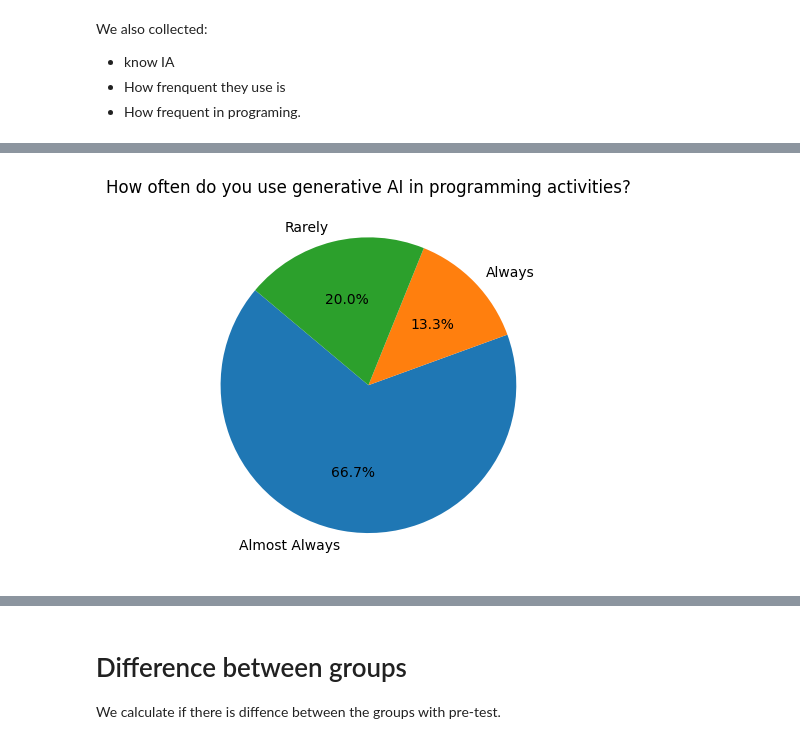
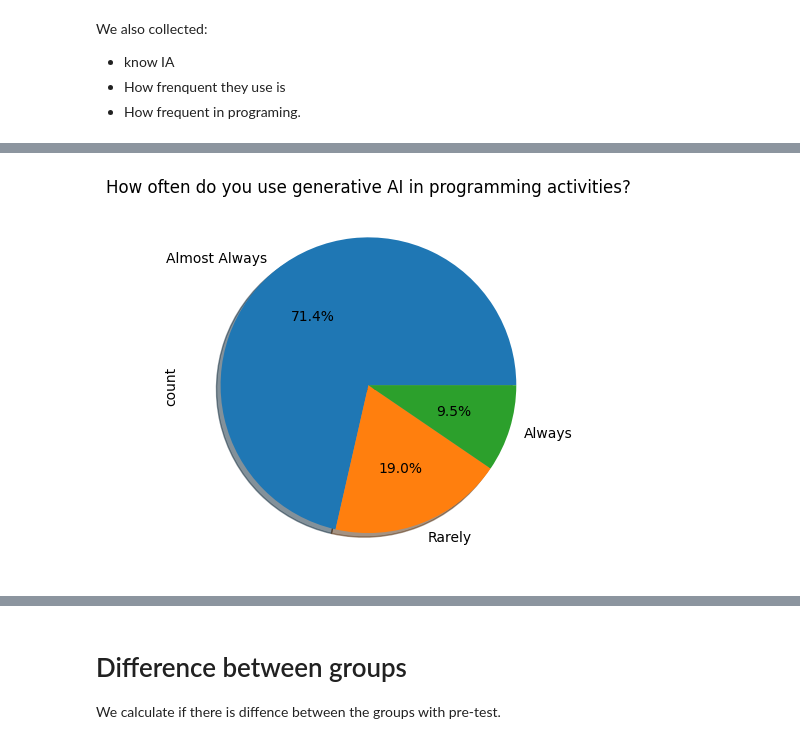
Before and after one commit to netuh/paper-esem-experiment, a Jupyter notebook: DataAnalysis.ipynb, the cells around one changed output, grey strips where cells are left out. Drawn from its saved outputs; the diff is of its cells as text; code cells hidden in the pictures.

Commit message:
update for new data

```diff
--- a/DataAnalysis.ipynb
+++ b/DataAnalysis.ipynb
@@ -35,15 +15,15 @@ from scipy.stats import mannwhitneyu
 # %%
 path = "RawData.ods"
 
-# Reading data from Group A - No IA during lab session
-sheet_name = "Group A"
-df_group_a = read_ods(path, sheet_name).to_numpy()
+# Reading data from Group A - With IA during lab session
+sheet_name = "Group_A"
+df_group_a = read_ods(path, sheet_name)
 
-# Reading data from Group B - With IA during lab session
-sheet_name = "Group B"
-df_group_b = read_ods(path, sheet_name).to_numpy()
+# Reading data from Group B -  No IA during lab session
+sheet_name = "Group_B"
+df_group_b = read_ods(path, sheet_name)
 
 sheet_name = "General"
-df_general = read_ods(path, sheet_name).to_numpy()
+df_general = read_ods(path, sheet_name)
 # %%
 #Participant Statistics
@@ -118,7 +76,7 @@ plt.show()
-# %%
-# How often do you use generative AI in programming activities?
-plt.pie(programinng_data, labels=programinng_labels, autopct='%1.1f%%', startangle=140)
-plt.title('How often do you use generative AI in programming activities?')
-plt.show()
-# %% [output]
-[figure, removed]
+# %%
+counts = df_general['Programming'].value_counts(dropna=False)
+counts.plot.pie(autopct='%1.1f%%', shadow=True)
+plt.title('How often do you use generative AI in programming activities?')
+plt.show()
+# %% [output]
+[figure, added]
```
Also changed, not shown: parts of 18 cells of this notebook, 1 other file.
